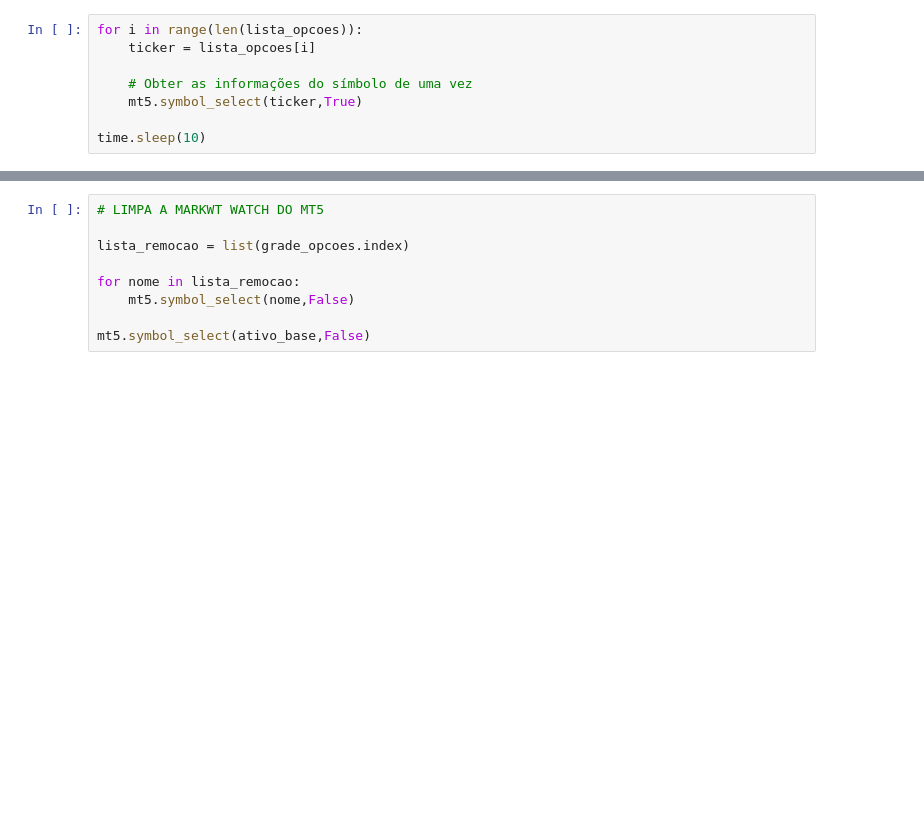
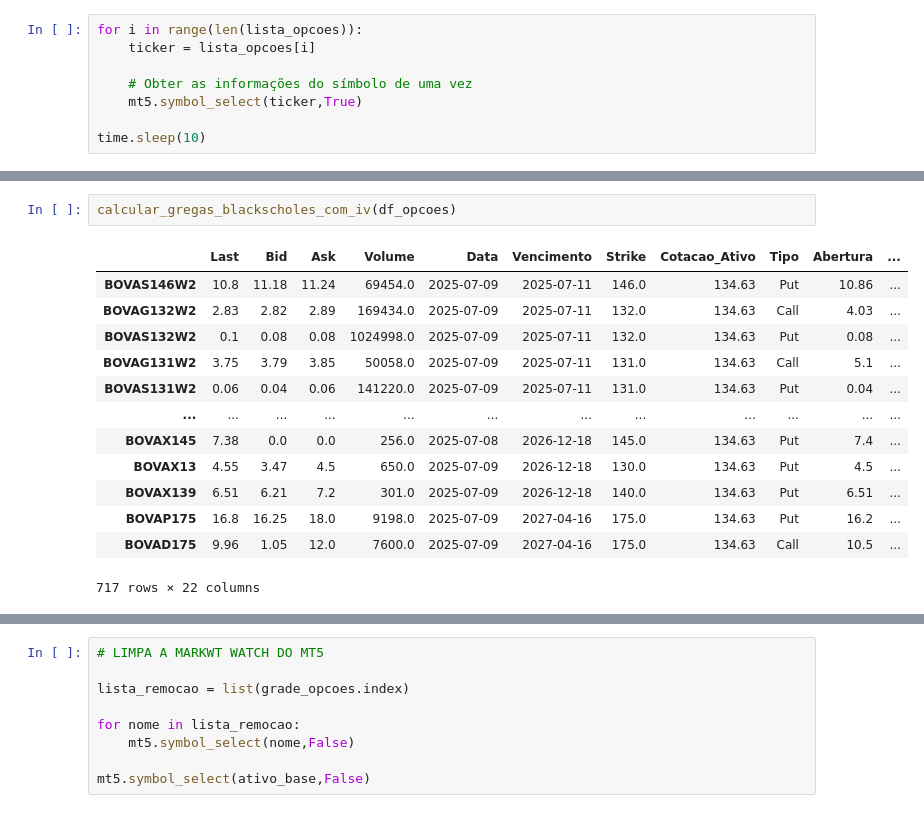
Before and after one commit to Edu-Moreira/Estudos-de-Python, a Jupyter notebook: Opções.ipynb, the cells around one changed output, grey strips where cells are left out. Cells and saved outputs as stored; diff of their text form; blank space fills up the shorter version.

```diff
--- a/Opções.ipynb
+++ b/Opções.ipynb
@@ -195 +196,17 @@ def calcular_gregas_blackscholes(df, vol=0.15, taxa_r=0.10):
+# %%
+calcular_gregas_blackscholes_com_iv(df_opcoes)
+# %% [output]
+|  | Last | Bid | Ask | Volume | Data | Vencimento | Strike | Cotacao_Ativo | Tipo | Abertura | ... |
+| BOVAS146W2 | 10.8 | 11.18 | 11.24 | 69454.0 | 2025-07-09 | 2025-07-11 | 146.0 | 134.63 | Put | 10.86 | ... |
+| BOVAG132W2 | 2.83 | 2.82 | 2.89 | 169434.0 | 2025-07-09 | 2025-07-11 | 132.0 | 134.63 | Call | 4.03 | ... |
+| BOVAS132W2 | 0.1 | 0.08 | 0.08 | 1024998.0 | 2025-07-09 | 2025-07-11 | 132.0 | 134.63 | Put | 0.08 | ... |
+| BOVAG131W2 | 3.75 | 3.79 | 3.85 | 50058.0 | 2025-07-09 | 2025-07-11 | 131.0 | 134.63 | Call | 5.1 | ... |
+| BOVAS131W2 | 0.06 | 0.04 | 0.06 | 141220.0 | 2025-07-09 | 2025-07-11 | 131.0 | 134.63 | Put | 0.04 | ... |
+| ... | ... | ... | ... | ... | ... | ... | ... | ... | ... | ... | ... |
+| BOVAX145 | 7.38 | 0.0 | 0.0 | 256.0 | 2025-07-08 | 2026-12-18 | 145.0 | 134.63 | Put | 7.4 | ... |
+| BOVAX13 | 4.55 | 3.47 | 4.5 | 650.0 | 2025-07-09 | 2026-12-18 | 130.0 | 134.63 | Put | 4.5 | ... |
+| BOVAX139 | 6.51 | 6.21 | 7.2 | 301.0 | 2025-07-09 | 2026-12-18 | 140.0 | 134.63 | Put | 6.51 | ... |
+| BOVAP175 | 16.8 | 16.25 | 18.0 | 9198.0 | 2025-07-09 | 2027-04-16 | 175.0 | 134.63 | Put | 16.2 | ... |
+| BOVAD175 | 9.96 | 1.05 | 12.0 | 7600.0 | 2025-07-09 | 2027-04-16 | 175.0 | 134.63 | Call | 10.5 | ... |
+717 rows × 22 columns
 # %%
```
Also changed, not shown: parts of 11 cells of this notebook.
